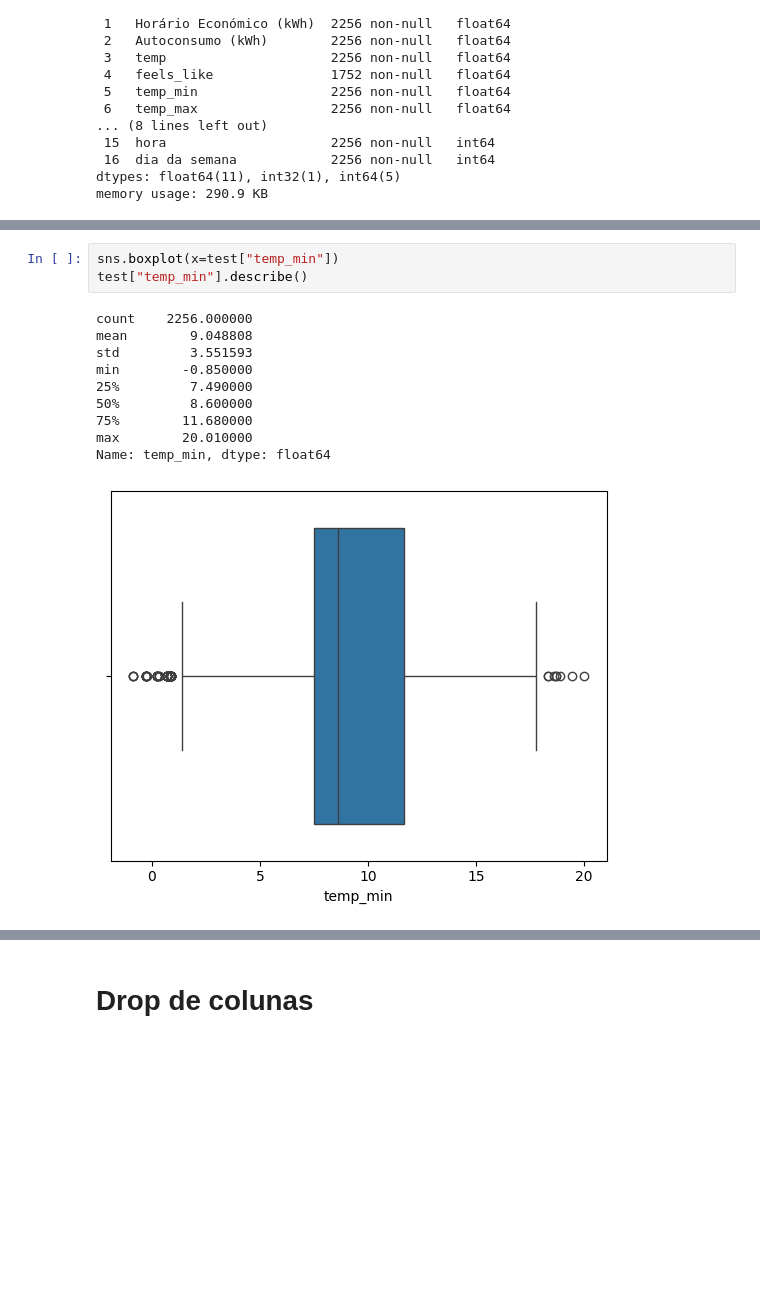
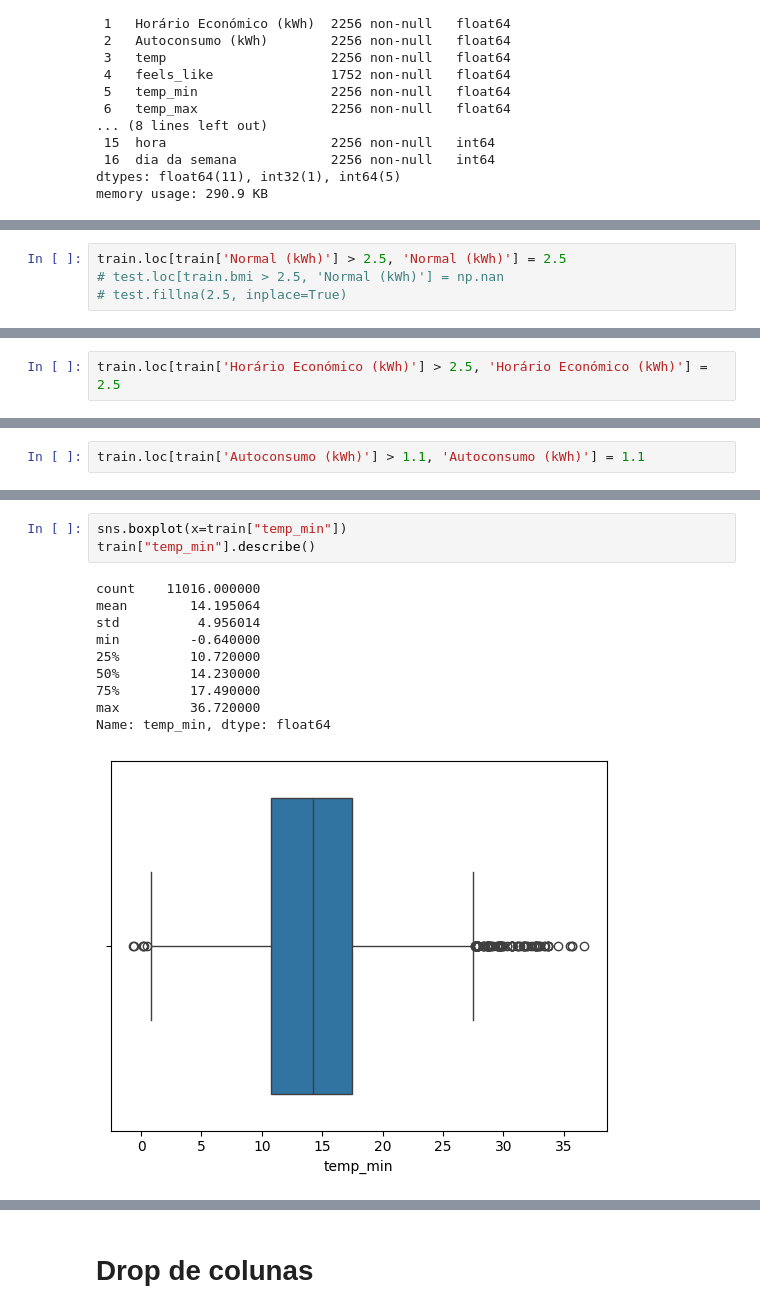
Before and after one commit to GoncaloSenra/DAA-Modelos-de-Machine-Learning, a Jupyter notebook: 3-.ipynb, the cells around one changed output, grey strips where cells are left out. Saved outputs shown, nothing was run; the diff lists cells and outputs as text; blank space fills up the shorter version.

```diff
--- a/3-.ipynb
+++ b/3-.ipynb
@@ -227,0 +228,4 @@ Name: Normal (kWh), dtype: float64
+# %%
+train.loc[train['Normal (kWh)'] > 2.5, 'Normal (kWh)'] = 2.5
+# test.loc[train.bmi > 2.5, 'Normal (kWh)'] = np.nan
+# test.fillna(2.5, inplace=True)
@@ -242 +260,3 @@ Name: Horário Económico (kWh), dtype: float64
+# %%
+train.loc[train['Horário Económico (kWh)'] > 2.5, 'Horário Económico (kWh)'] = 2.5
 # %%
@@ -256 +276,3 @@ Name: Autoconsumo (kWh), dtype: float64
+# %%
+train.loc[train['Autoconsumo (kWh)'] > 1.1, 'Autoconsumo (kWh)'] = 1.1
 # %%
@@ -284,15 +306,15 @@ Name: feels_like, dtype: float64
 # %%
-sns.boxplot(x=test["temp_min"])
-test["temp_min"].describe()
+sns.boxplot(x=train["temp_min"])
+train["temp_min"].describe()
 # %% [output]
-count    2256.000000
-mean        9.048808
-std         3.551593
-min        -0.850000
-25%         7.490000
-50%         8.600000
-75%        11.680000
-max        20.010000
+count    11016.000000
+mean        14.195064
+std          4.956014
+min         -0.640000
+25%         10.720000
+50%         14.230000
+75%         17.490000
+max         36.720000
 Name: temp_min, dtype: float64
-[figure, old version]
+[figure, new version]
 # %%
```
Also changed, not shown: parts of 14 cells of this notebook.
